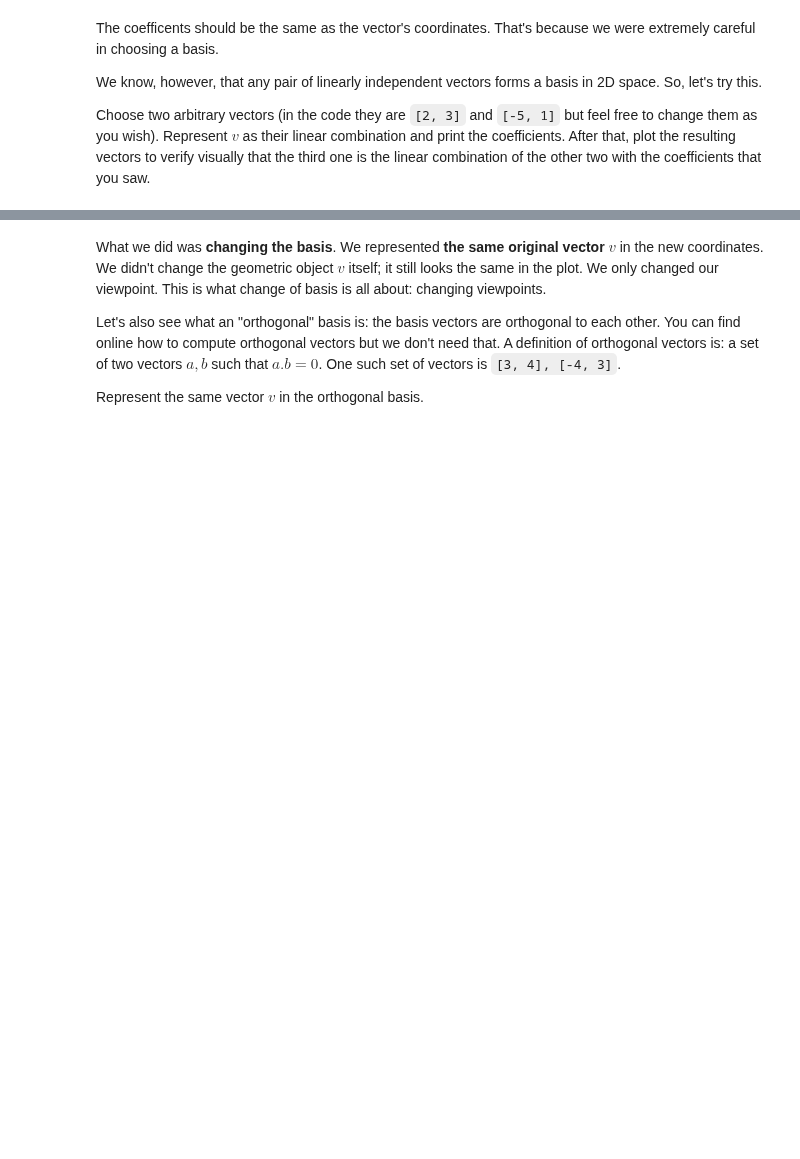
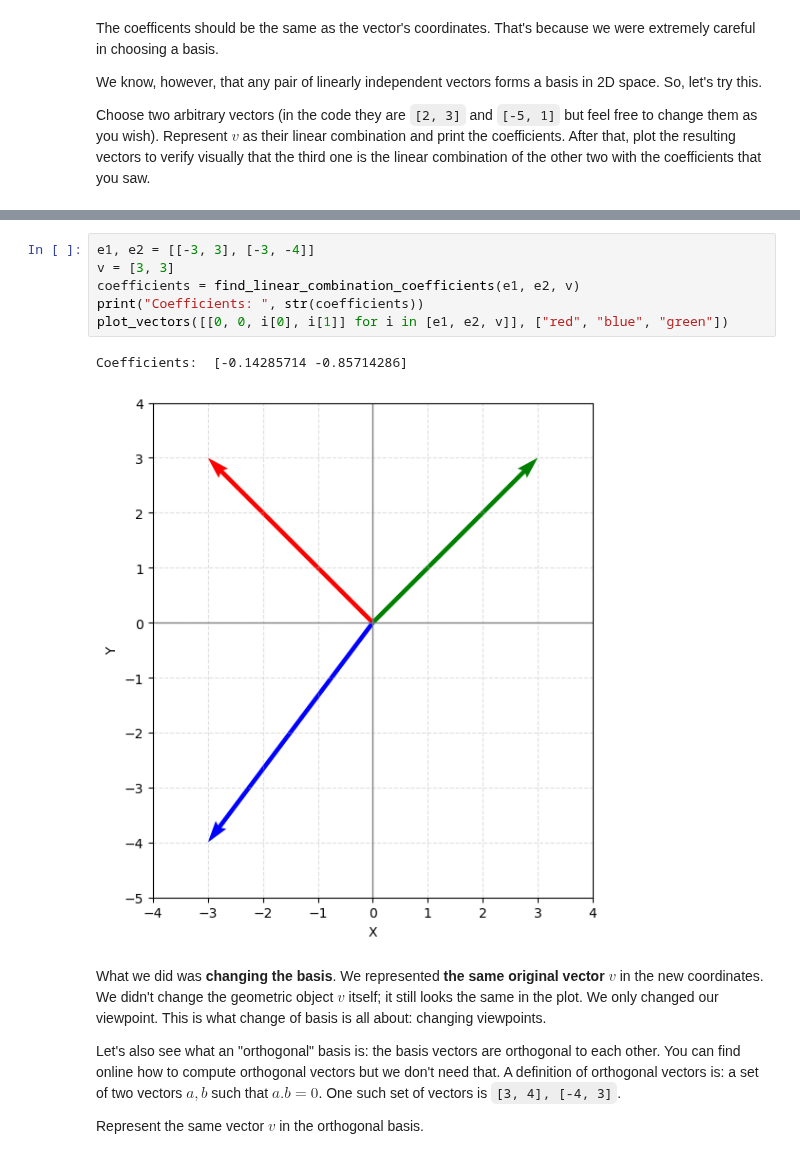
Before and after one commit to tproykov/MathsForDevelopers, a Jupyter notebook: 03.LinearAlgebra/Linear Algebra Exercise.ipynb, the cells around one changed output, grey strips where cells are left out. Cells and saved outputs as stored; diff of their text form; blank space fills up the shorter version.

```diff
--- a/03.LinearAlgebra/Linear Algebra Exercise.ipynb
+++ b/03.LinearAlgebra/Linear Algebra Exercise.ipynb
@@ -108,3 +160,12 @@ plot_vectors([[0, 0, i[0], i[1]] for i in [e1, e2, v]], ["red", "blue", "green"]
+# %%
+e1, e2 = [[-3, 3], [-3, -4]]
+v = [3, 3]
+coefficients = find_linear_combination_coefficients(e1, e2, v)
+print("Coefficients: ", str(coefficients))
+plot_vectors([[0, 0, i[0], i[1]] for i in [e1, e2, v]], ["red", "blue", "green"])
+# %% [output]
+Coefficients:  [-0.14285714 -0.85714286]
+[figure, added]
 # %% [markdown]
 What we did was **changing the basis**. We represented **the same original vector $v$** in the new coordinates. We didn't change the geometric object $v$ itself; it still looks the same in the plot. We only changed our viewpoint. This is what change of basis is all about: changing viewpoints.
 
```
Also changed, not shown: parts of 9 cells of this notebook, 5 other files.
